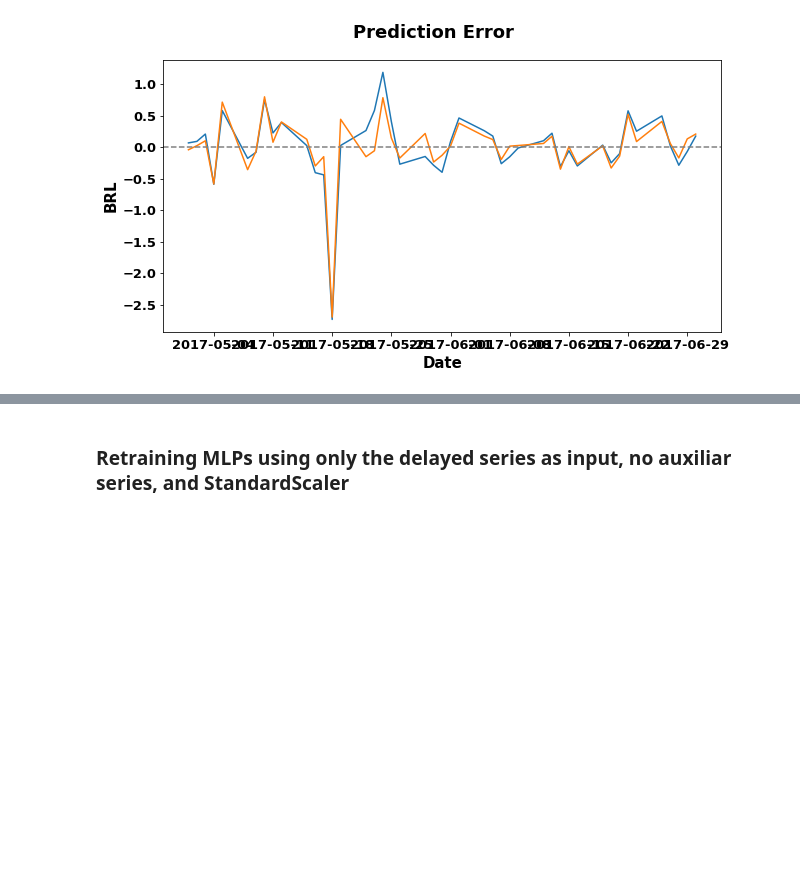
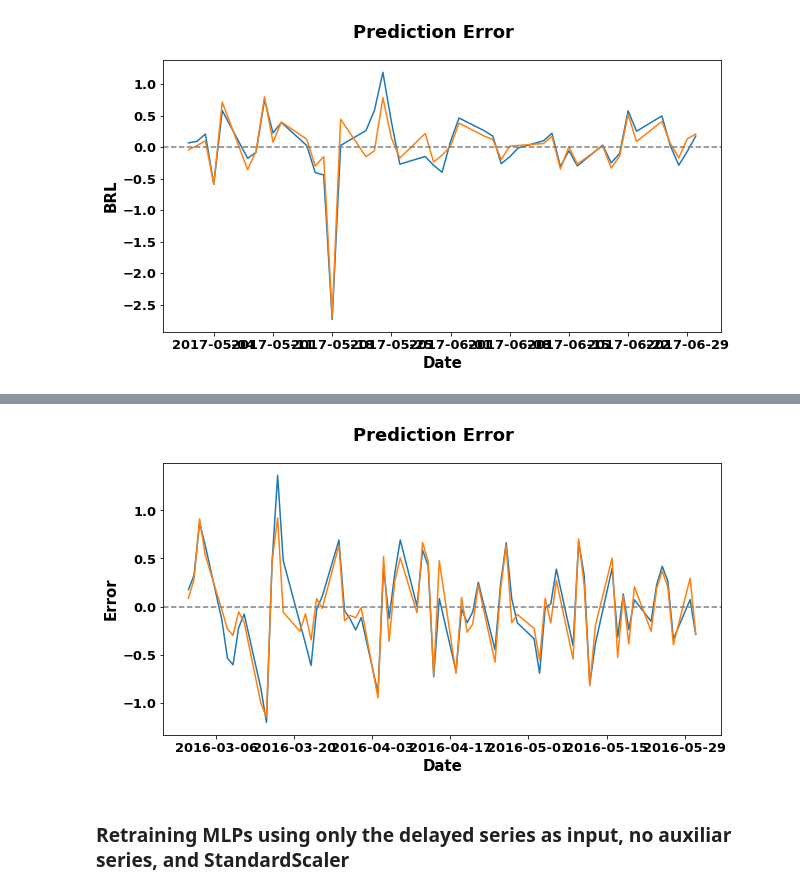
Before and after one commit to danilofrp/neural-stocks, a Jupyter notebook: notebooks/MLP.ipynb, the cells around one changed output, grey strips where cells are left out. Cells and saved outputs as stored; diff of their text form; code cells hidden in the pictures; blank space fills up the shorter version.

```diff
--- a/notebooks/MLP.ipynb
+++ b/notebooks/MLP.ipynb
@@ -533,3 +600,10 @@ plotSeries([df['PETR4_Close_resid'], (df['PETR4_Close_resid'] - predictionsSimpl
+# %%
+plotSeries([df['PETR4_Close_resid'], (df['PETR4_Close_resid'] - predictionsNormSimpleAllSeries)],
+           plotZeroLine = True,
+           initialPlotDate = '2016-03', finalPlotDate = '2016-05',
+           title = 'Prediction Error', ylabel = 'Error')
+# %% [output]
+[figure, added]
 # %% [markdown]
 <h3>Retraining MLPs using only the delayed series as input, no auxiliar series, and StandardScaler</h3>
 # %%
```
Also changed, not shown: parts of 7 cells of this notebook.
